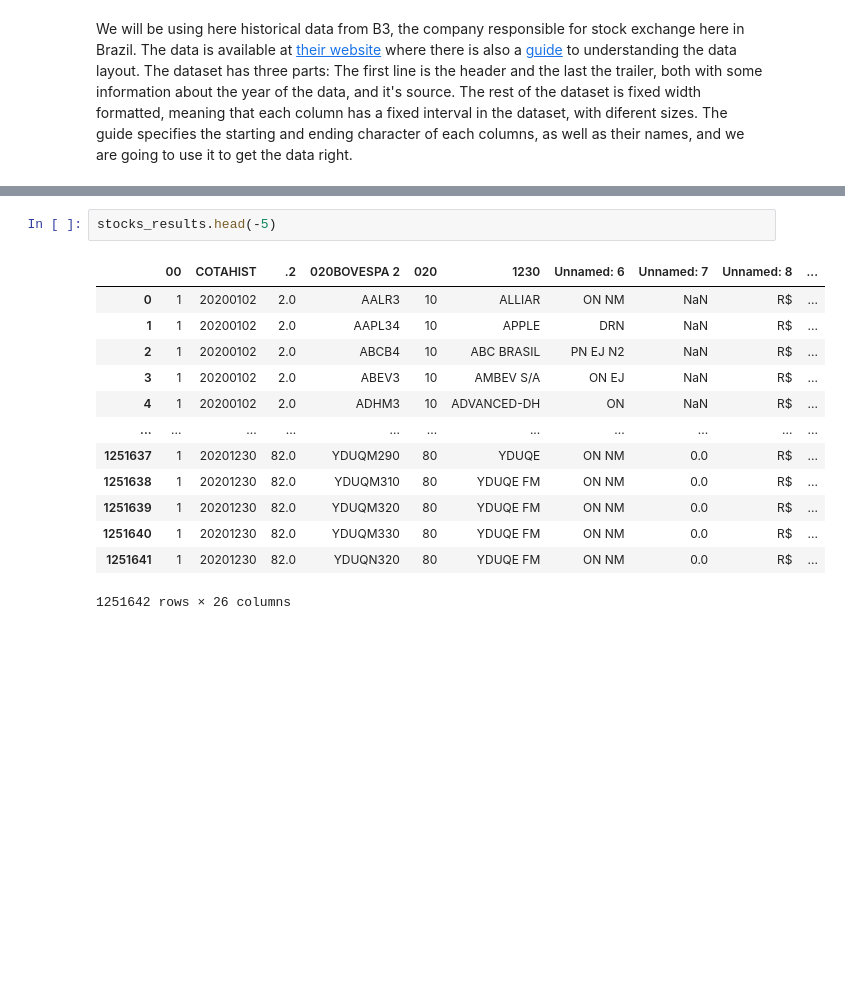
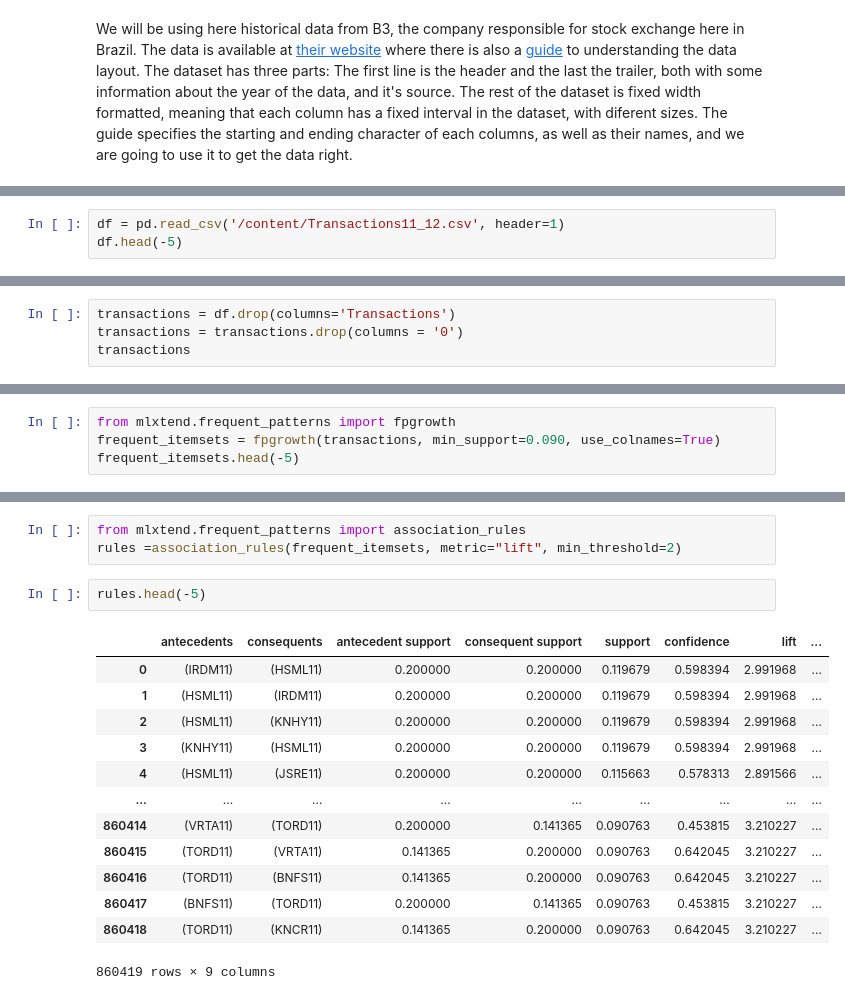
Before and after one commit to rodrigossilveira/DS_projects, a Jupyter notebook: Stocks_independence_by_itemset_mining.ipynb, the cells around one changed output, grey strips where cells are left out. Drawn from its saved outputs; the diff is of its cells as text; blank space fills up the shorter version.

```diff
--- a/Stocks_independence_by_itemset_mining.ipynb
+++ b/Stocks_independence_by_itemset_mining.ipynb
@@ -66,0 +326,3 @@ stocks_results.head(-5)
+# %%
+df = pd.read_csv('/content/Transactions11_12.csv', header=1)
+df.head(-5)
@@ -66,0 +343,4 @@ stocks_results.head(-5)
+# %%
+transactions = df.drop(columns='Transactions')
+transactions = transactions.drop(columns = '0')
+transactions
@@ -66,0 +361,4 @@ stocks_results.head(-5)
+# %%
+from mlxtend.frequent_patterns import fpgrowth
+frequent_itemsets = fpgrowth(transactions, min_support=0.090, use_colnames=True)
+frequent_itemsets.head(-5)
@@ -67,16 +379,19 @@ stocks_results.head(-5)
+# %%
+from mlxtend.frequent_patterns import association_rules
+rules =association_rules(frequent_itemsets, metric="lift", min_threshold=2)
 # %%
-stocks_results.head(-5)
+rules.head(-5)
 # %% [output]
-|  | 00 | COTAHIST | .2 | 020BOVESPA 2 | 020 | 1230 | Unnamed: 6 | Unnamed: 7 | Unnamed: 8 | ... |
-| 0 | 1 | 20200102 | 2.0 | AALR3 | 10 | ALLIAR | ON NM | NaN | R$ | ... |
-| 1 | 1 | 20200102 | 2.0 | AAPL34 | 10 | APPLE | DRN | NaN | R$ | ... |
-| 2 | 1 | 20200102 | 2.0 | ABCB4 | 10 | ABC BRASIL | PN EJ N2 | NaN | R$ | ... |
-| 3 | 1 | 20200102 | 2.0 | ABEV3 | 10 | AMBEV S/A | ON EJ | NaN | R$ | ... |
-| 4 | 1 | 20200102 | 2.0 | ADHM3 | 10 | ADVANCED-DH | ON | NaN | R$ | ... |
-| ... | ... | ... | ... | ... | ... | ... | ... | ... | ... | ... |
-| 1251637 | 1 | 20201230 | 82.0 | YDUQM290 | 80 | YDUQE | ON NM | 0.0 | R$ | ... |
-| 1251638 | 1 | 20201230 | 82.0 | YDUQM310 | 80 | YDUQE FM | ON NM | 0.0 | R$ | ... |
-| 1251639 | 1 | 20201230 | 82.0 | YDUQM320 | 80 | YDUQE FM | ON NM | 0.0 | R$ | ... |
-| 1251640 | 1 | 20201230 | 82.0 | YDUQM330 | 80 | YDUQE FM | ON NM | 0.0 | R$ | ... |
-| 1251641 | 1 | 20201230 | 82.0 | YDUQN320 | 80 | YDUQE FM | ON NM | 0.0 | R$ | ... |
+|  | antecedents | consequents | antecedent support | consequent support | support | confidence | lift | ... |
+| 0 | (IRDM11) | (HSML11) | 0.200000 | 0.200000 | 0.119679 | 0.598394 | 2.991968 | ... |
+| 1 | (HSML11) | (IRDM11) | 0.200000 | 0.200000 | 0.119679 | 0.598394 | 2.991968 | ... |
+| 2 | (HSML11) | (KNHY11) | 0.200000 | 0.200000 | 0.119679 | 0.598394 | 2.991968 | ... |
+| 3 | (KNHY11) | (HSML11) | 0.200000 | 0.200000 | 0.119679 | 0.598394 | 2.991968 | ... |
+| 4 | (HSML11) | (JSRE11) | 0.200000 | 0.200000 | 0.115663 | 0.578313 | 2.891566 | ... |
+| ... | ... | ... | ... | ... | ... | ... | ... | ... |
+| 860414 | (VRTA11) | (TORD11) | 0.200000 | 0.141365 | 0.090763 | 0.453815 | 3.210227 | ... |
+| 860415 | (TORD11) | (VRTA11) | 0.141365 | 0.200000 | 0.090763 | 0.642045 | 3.210227 | ... |
+| 860416 | (TORD11) | (BNFS11) | 0.141365 | 0.200000 | 0.090763 | 0.642045 | 3.210227 | ... |
+| 860417 | (BNFS11) | (TORD11) | 0.200000 | 0.141365 | 0.090763 | 0.453815 | 3.210227 | ... |
+| 860418 | (TORD11) | (KNCR11) | 0.141365 | 0.200000 | 0.090763 | 0.642045 | 3.210227 | ... |
-1251642 rows × 26 columns
+860419 rows × 9 columns
```
Also changed, not shown: parts of 38 cells of this notebook.
